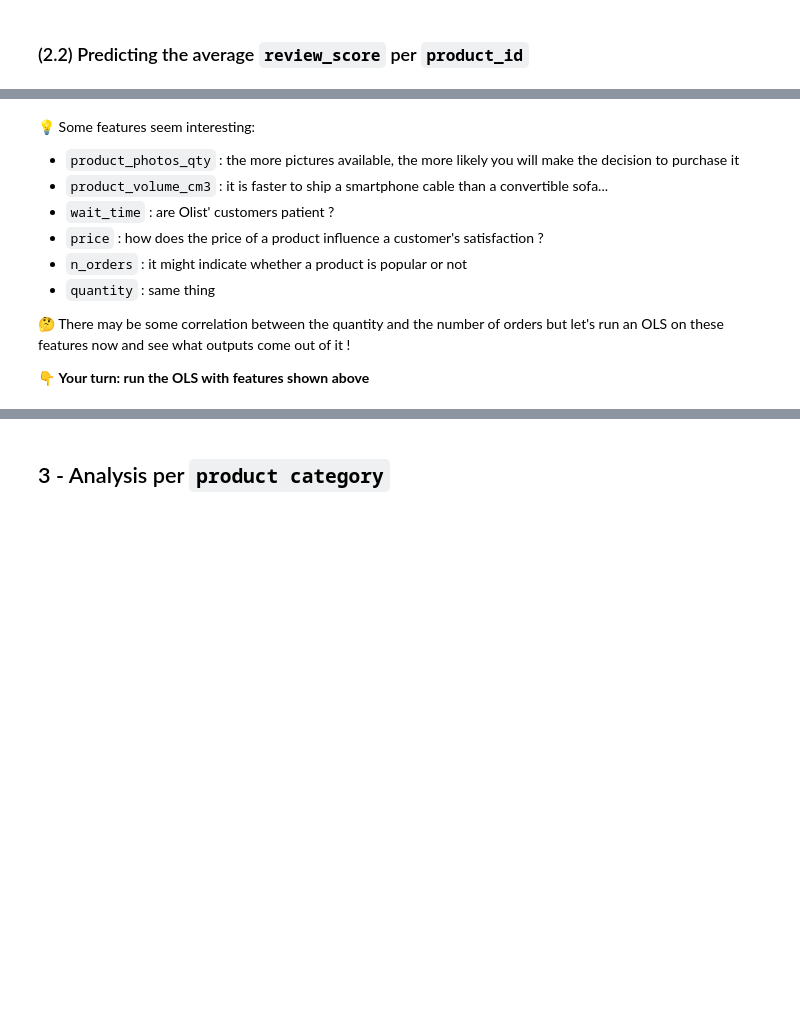
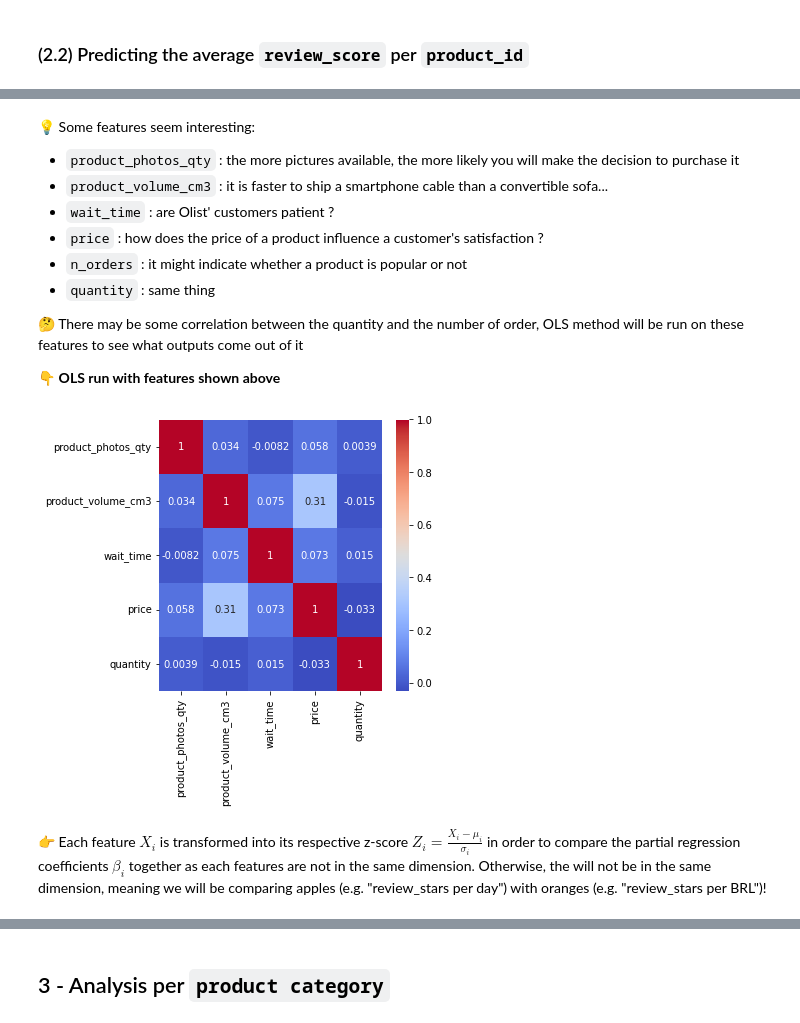
Before and after one commit to yongsin91/olist, a Jupyter notebook: 3_Linear_Regression/products.ipynb, the cells around one changed output, grey strips where cells are left out. Saved outputs shown, nothing was run; the diff lists cells and outputs as text; code cells hidden in the pictures; blank space fills up the shorter version.

```diff
--- a/3_Linear_Regression/products.ipynb
+++ b/3_Linear_Regression/products.ipynb
@@ -79,6 +123,6 @@ products.head()
 * `n_orders` : it might indicate whether a product is popular or not
 * `quantity` : same thing
 
-🤔 There may be some correlation between the quantity and the number of orders but let's run an OLS on these features now and see what outputs come out of it !
+🤔 There may be some correlation between the quantity and the number of order, OLS method will be run on these features to see what outputs come out of it
 
-👇 **Your turn: run the OLS with features shown above**
+👇 **OLS run with features shown above**
@@ -86,0 +129,21 @@ products.head()
+# %%
+#Selecting the features
+products_selected_features = [
+    'product_photos_qty',
+    'product_volume_cm3',
+    'wait_time',
+    'price',
+    'quantity',
+]
+
+#A heatmap is created to make sure the selected features are not too correlated
+plt.figure(figsize = (5,5))
+
+sns.heatmap(products[products_selected_features].corr(),
+            cmap='coolwarm',
+            annot = True,
+            annot_kws={"size": 10});
+# %% [output]
+[figure, added]
+# %% [markdown]
+👉 Each feature $X_{i}$ is transformed into its respective z-score $Z_{i} = \frac{X_{i} - \mu_{i}}{\sigma_{i}}$  in order to compare the partial regression coefficients $\beta_{i}$ together as each features are not in the same dimension. Otherwise, the  will not be in the same dimension, meaning we will be comparing apples (e.g. "review_stars per day") with oranges (e.g. "review_stars per BRL")!
```
Also changed, not shown: parts of 45 cells of this notebook, 2 other files.
